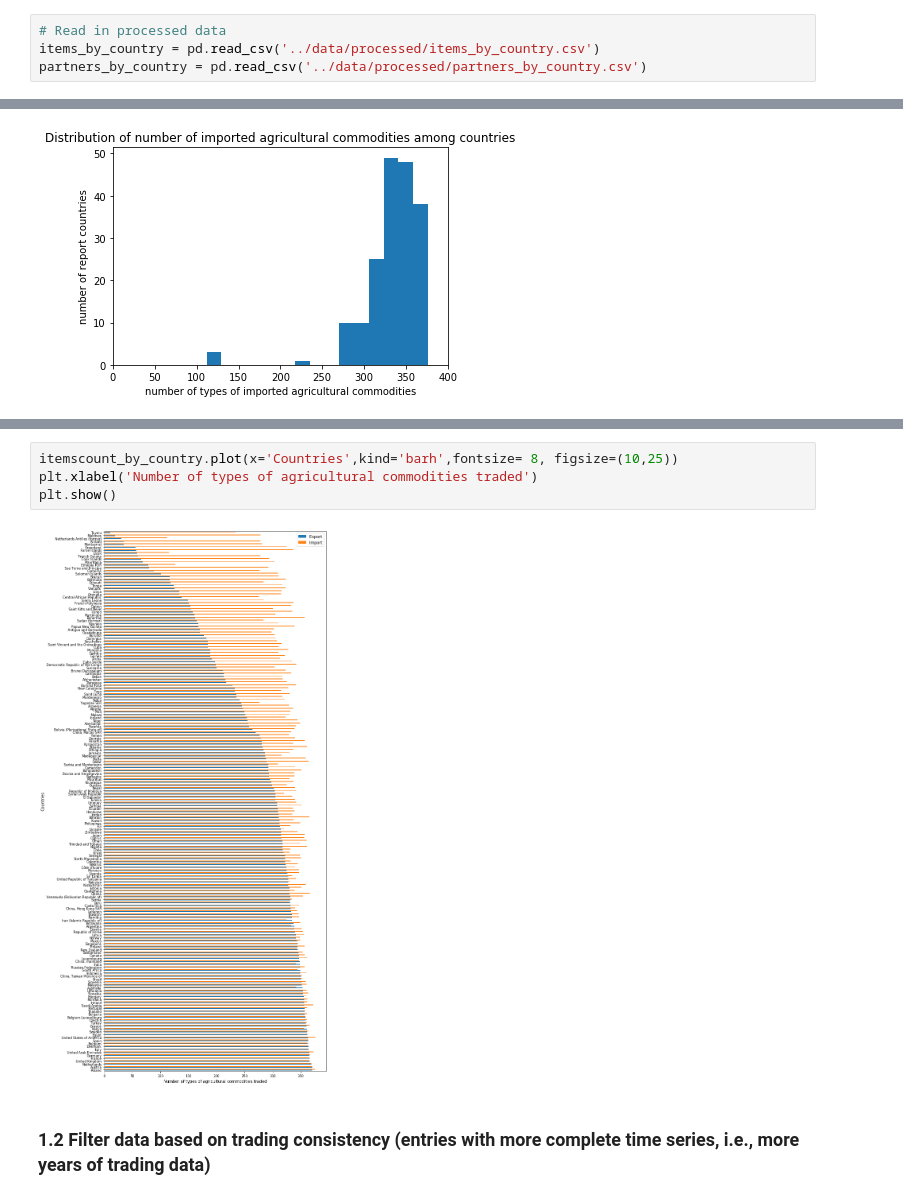
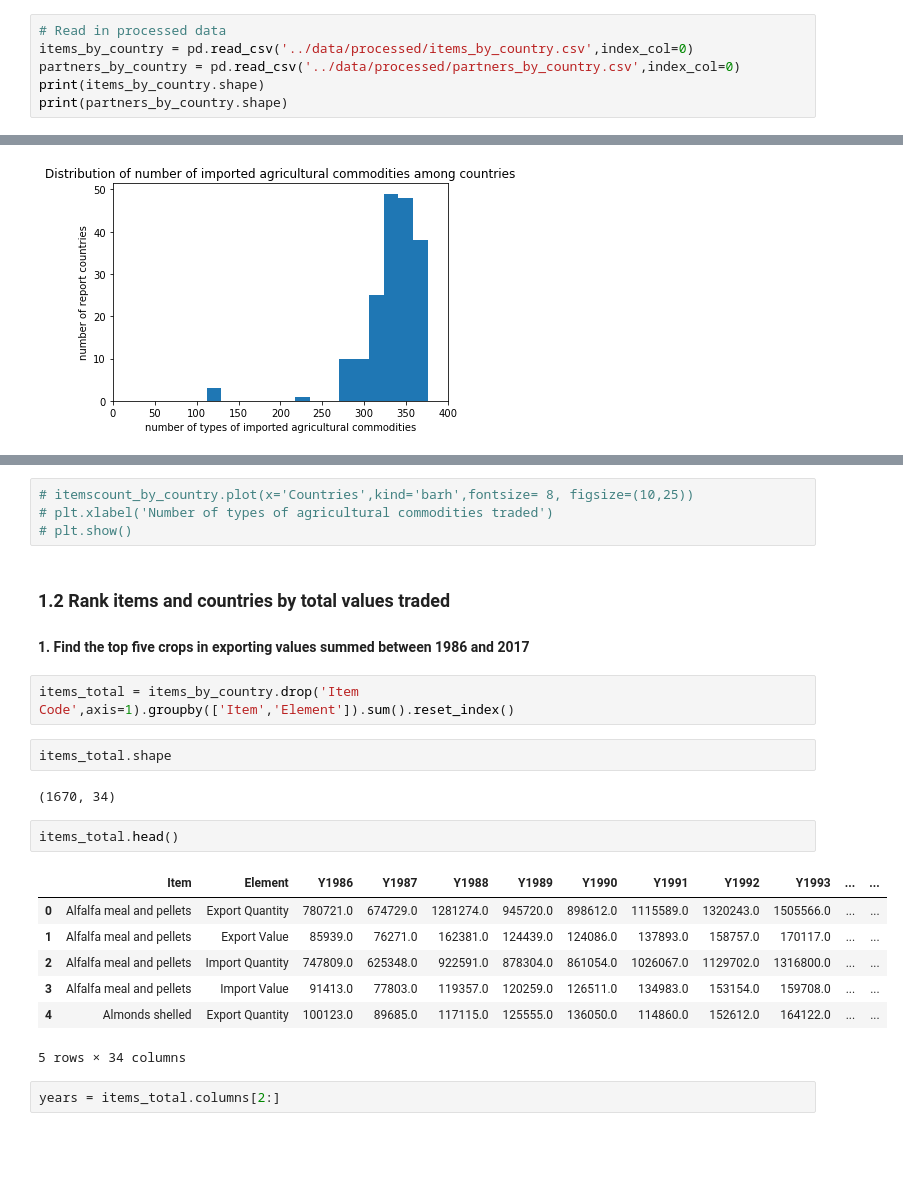
Before and after one commit to BrachyS/crop-trends, a Jupyter notebook: notebooks/exploratory-analysis-agtrade.ipynb, the cells around one changed output, grey strips where cells are left out. Drawn from its saved outputs; the diff is of its cells as text; blank space fills up the shorter version.

```diff
--- a/notebooks/exploratory-analysis-agtrade.ipynb
+++ b/notebooks/exploratory-analysis-agtrade.ipynb
@@ -6,5 +8,7 @@ import seaborn as sns
 import operator
 # %%
 # Read in processed data
-items_by_country = pd.read_csv('../data/processed/items_by_country.csv')
-partners_by_country = pd.read_csv('../data/processed/partners_by_country.csv')
+items_by_country = pd.read_csv('../data/processed/items_by_country.csv',index_col=0)
+partners_by_country = pd.read_csv('../data/processed/partners_by_country.csv',index_col=0)
+print(items_by_country.shape)
+print(partners_by_country.shape)
@@ -134,8 +159,26 @@ plt.show()
 # %%
-itemscount_by_country.plot(x='Countries',kind='barh',fontsize= 8, figsize=(10,25))
-plt.xlabel('Number of types of agricultural commodities traded')
-plt.show()
+# itemscount_by_country.plot(x='Countries',kind='barh',fontsize= 8, figsize=(10,25))
+# plt.xlabel('Number of types of agricultural commodities traded')
+# plt.show()
-# %% [output]
-[figure, removed]
-# %% [markdown]
-### 1.2 Filter data based on trading consistency (entries with more complete time series, i.e., more years of trading data)
+# %% [markdown]
+### 1.2 Rank items and countries by total values traded
+
+#### 1. Find the top five crops in exporting values summed between 1986 and 2017
+# %%
+items_total = items_by_country.drop('Item Code',axis=1).groupby(['Item','Element']).sum().reset_index()
+# %%
+items_total.shape
+# %% [output]
+(1670, 34)
+# %%
+items_total.head()
+# %% [output]
+|  | Item | Element | Y1986 | Y1987 | Y1988 | Y1989 | Y1990 | Y1991 | Y1992 | Y1993 | ... | ... |
+| 0 | Alfalfa meal and pellets | Export Quantity | 780721.0 | 674729.0 | 1281274.0 | 945720.0 | 898612.0 | 1115589.0 | 1320243.0 | 1505566.0 | ... | ... |
+| 1 | Alfalfa meal and pellets | Export Value | 85939.0 | 76271.0 | 162381.0 | 124439.0 | 124086.0 | 137893.0 | 158757.0 | 170117.0 | ... | ... |
+| 2 | Alfalfa meal and pellets | Import Quantity | 747809.0 | 625348.0 | 922591.0 | 878304.0 | 861054.0 | 1026067.0 | 1129702.0 | 1316800.0 | ... | ... |
+| 3 | Alfalfa meal and pellets | Import Value | 91413.0 | 77803.0 | 119357.0 | 120259.0 | 126511.0 | 134983.0 | 153154.0 | 159708.0 | ... | ... |
+| 4 | Almonds shelled | Export Quantity | 100123.0 | 89685.0 | 117115.0 | 125555.0 | 136050.0 | 114860.0 | 152612.0 | 164122.0 | ... | ... |
+5 rows × 34 columns
+# %%
+years = items_total.columns[2:]
```
Also changed, not shown: parts of 44 cells of this notebook, 2 other files.
